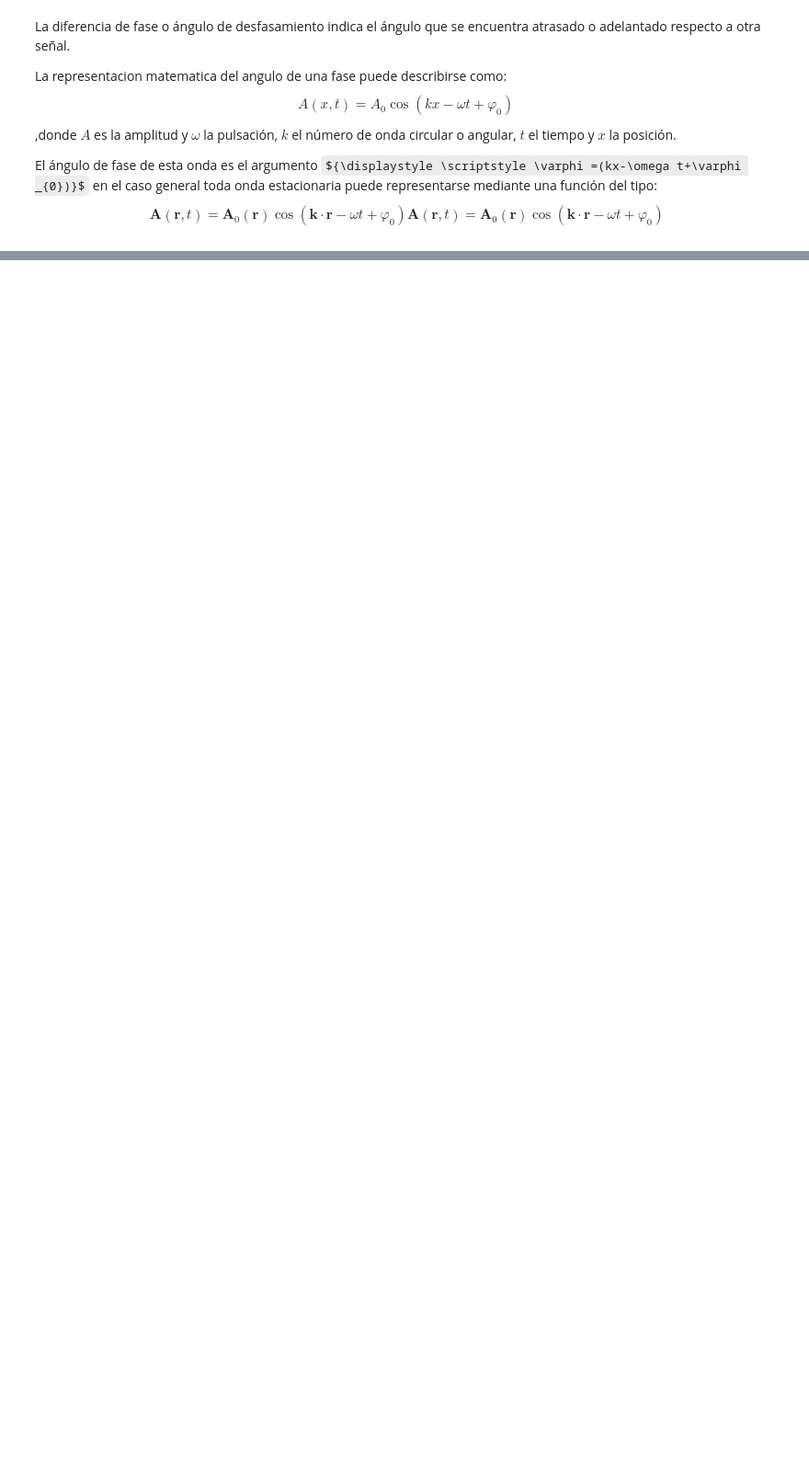
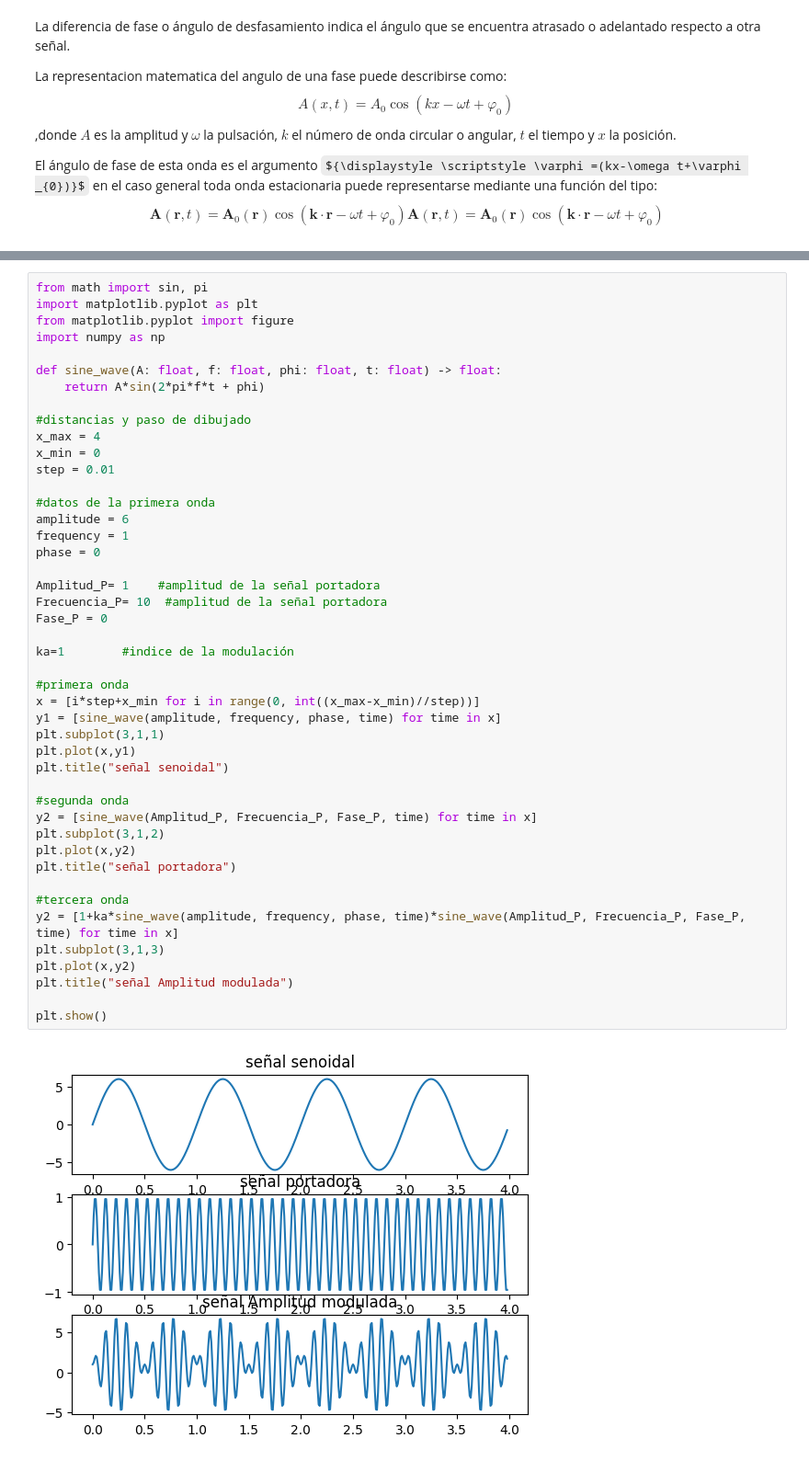
Before and after one commit to pintogatito/Seniales, a Jupyter notebook: Signal.ipynb, the cells around one changed output, grey strips where cells are left out. Shown: that part at 92% size. Saved outputs shown, nothing was run; the diff lists cells and outputs as text; some formulas as TeX source; blank space fills up the shorter version.

```diff
--- a/Signal.ipynb
+++ b/Signal.ipynb
@@ -236,0 +329,47 @@ plt.show()
+# %%
+from math import sin, pi
+import matplotlib.pyplot as plt
+from matplotlib.pyplot import figure
+import numpy as np
+
+def sine_wave(A: float, f: float, phi: float, t: float) -> float:
+    return A*sin(2*pi*f*t + phi)
+
+#distancias y paso de dibujado
+x_max = 4
+x_min = 0
+step = 0.01
+
+#datos de la primera onda
+amplitude = 6
+frequency = 1
+phase = 0
+
+Amplitud_P= 1    #amplitud de la señal portadora
+Frecuencia_P= 10  #amplitud de la señal portadora
+Fase_P = 0
+
+ka=1        #indice de la modulación
+
+#primera onda
+x = [i*step+x_min for i in range(0, int((x_max-x_min)//step))]
+y1 = [sine_wave(amplitude, frequency, phase, time) for time in x]
+plt.subplot(3,1,1)
+plt.plot(x,y1)
+plt.title("señal senoidal")
+
+#segunda onda
+y2 = [sine_wave(Amplitud_P, Frecuencia_P, Fase_P, time) for time in x]
+plt.subplot(3,1,2)
+plt.plot(x,y2)
+plt.title("señal portadora")
+
+#tercera onda
+y2 = [1+ka*sine_wave(amplitude, frequency, phase, time)*sine_wave(Amplitud_P, Frecuencia_P, Fase_P, time) for time in x]
+plt.subplot(3,1,3)
+plt.plot(x,y2)
+plt.title("señal Amplitud modulada")
+
+plt.show()
+# %% [output]
+[figure, added]
```
Also changed, not shown: parts of 8 cells of this notebook, 1 other file.
